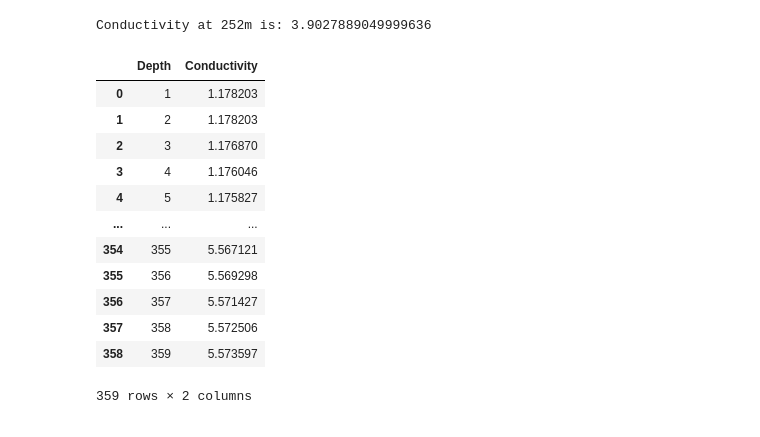
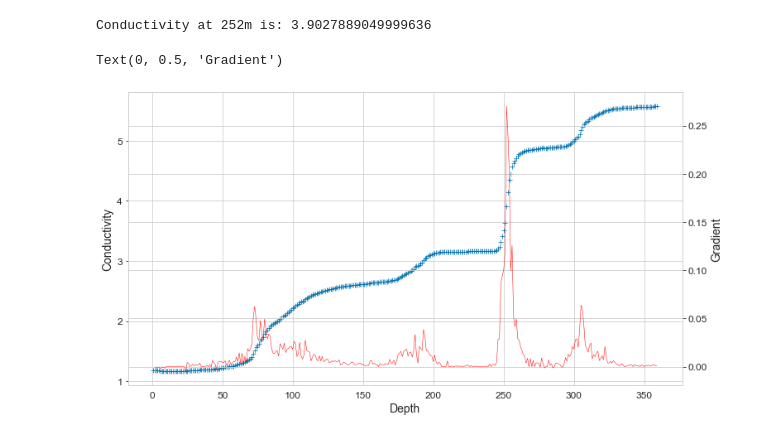
Before and after one commit to AlexandreLab/Lac-Kivu-Papa, a Jupyter notebook: Lac-kivu-Papa.ipynb, the cells around one changed output. Cells and saved outputs as stored; diff of their text form; code cells hidden in the pictures.

```diff
--- a/Lac-kivu-Papa.ipynb
+++ b/Lac-kivu-Papa.ipynb
@@ -227,18 +227,14 @@ Conductivity at 252m is: 3.9027889049999636
 test = pd.DataFrame()
 test["Depth"] = x_arr.flatten()
 test["Conductivity"] = y_predictions.flatten()
-test["Gradient"] =
+test["Gradient"] = (test["Conductivity"].shift(1)-test["Conductivity"])/(test["Depth"].shift(1)-test["Depth"])
-# %% [output]
-|  | Depth | Conductivity |
-| 0 | 1 | 1.178203 |
-| 1 | 2 | 1.178203 |
-| 2 | 3 | 1.176870 |
-| 3 | 4 | 1.176046 |
-| 4 | 5 | 1.175827 |
-| ... | ... | ... |
-| 354 | 355 | 5.567121 |
-| 355 | 356 | 5.569298 |
-| 356 | 357 | 5.571427 |
-| 357 | 358 | 5.572506 |
-| 358 | 359 | 5.573597 |
-359 rows × 2 columns
+# %%
+fig, ax = plt.subplots(figsize=figsize)
+ax2 = ax.twinx()
+df_to_plot = test.copy()
+sns.scatterplot(x="Depth", y="Conductivity", data=df_to_plot,marker='+', ax=ax)
+ax2.plot(df_to_plot["Depth"].values, df_to_plot["Gradient"].values, color='red', linewidth=0.5, label="Gradient")
+ax2.set_ylabel("Gradient")
+# %% [output]
+Text(0, 0.5, 'Gradient')
+[figure, added]
```
